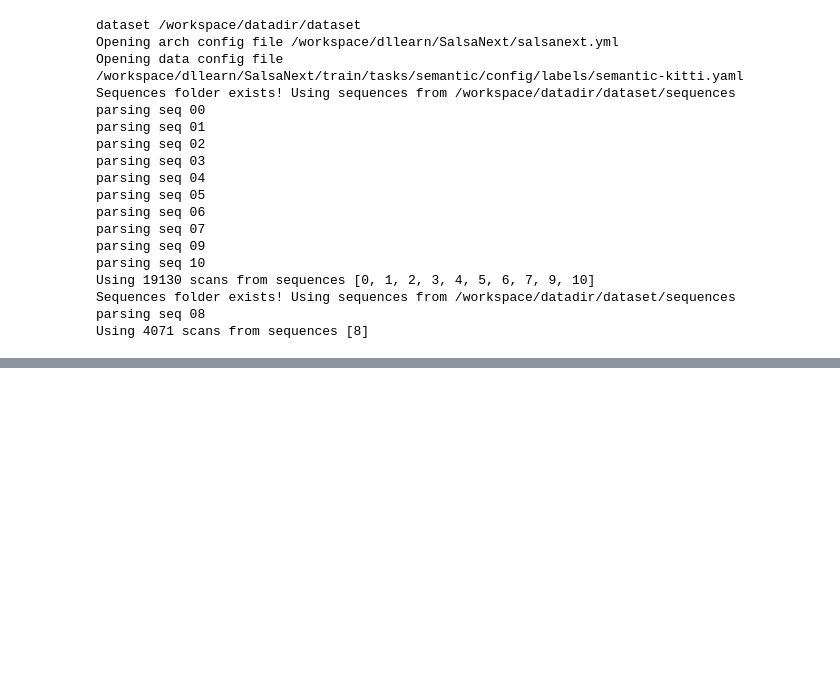
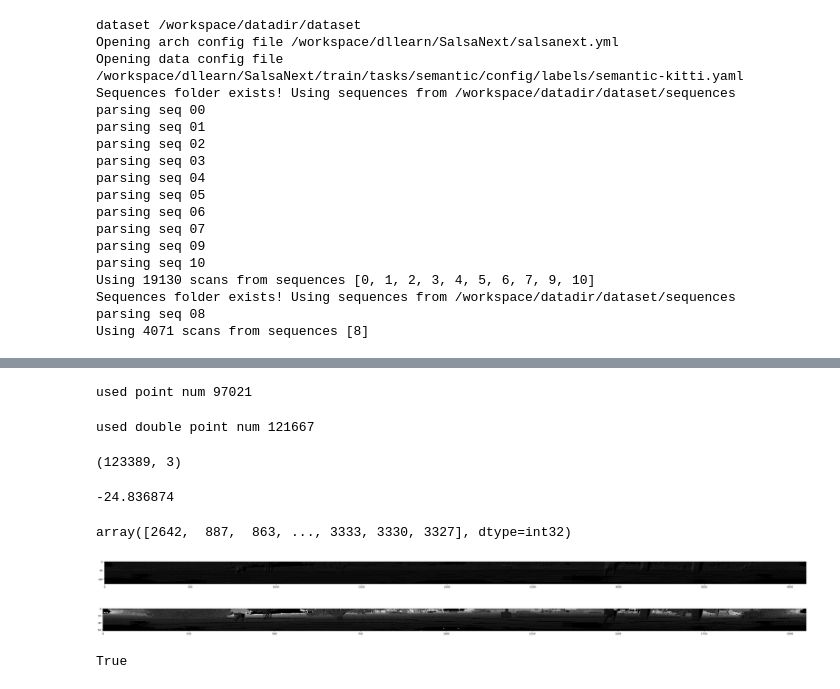
Before and after one commit to THAKAORI/SalsaNext, a Jupyter notebook: train/tasks/semantic/data_visualize.ipynb, the cells around one changed output, grey strips where cells are left out. Cells and saved outputs as stored; diff of their text form; code cells hidden in the pictures; blank space fills up the shorter version.

Commit message:
add data eda on points

```diff
--- a/train/tasks/semantic/data_visualize.ipynb
+++ b/train/tasks/semantic/data_visualize.ipynb
@@ -69,5 +69,5 @@ Using 4071 scans from sequences [8]
 # %%
 #o3d.io.write_point_cloud(log + "/input.ply", pcd)
 # %%
-points0, pose0, scan_file0, sem_label0 = dataanalysis.getpointspose(0)
-points1, pose1, scan_file1, sem_label1 = dataanalysis.getpointspose(70)
+points0, scan_file0, sem_label0 = dataanalysis.getpointspose(0)
+points1, scan_file1, sem_label1 = dataanalysis.getpointspose(1)
@@ -142,4 +230,45 @@ colors1 = np.array([colorize[label] / 255. for label in sem_label1])
+# %%
+yaw0, pitch0, depth0 = pitch_survey(points0)
+proj_x0, proj_y0, proj_range0, override, override_colors = proj_ind(points0)
+yaw0 = yaw0 / np.pi * 180.0
+pitch0 = pitch0 / np.pi * 180.0
+# %% [output]
+used point num 97021
+# %%
+proj_x0, proj_y0, proj_range0, override, override_colors = proj_double_ind(points0)
+# %% [output]
+used double point num 121667
+# %%
+override_colors.shape
+# %% [output]
+(123389, 3)
+# %%
+np.min(pitch0)
+# %% [output]
+-24.836874
+# %%
+proj_x0
+# %% [output]
+array([2642,  887,  863, ..., 3333, 3330, 3327], dtype=int32)
+# %%
+fig = plt.figure(figsize=(50, 50), dpi=100)
+plt.imshow(override, cmap="gray")
+#plt.show()
+fig.savefig("override.png")
+# %% [output]
+[figure, added]
+# %%
+fig = plt.figure(figsize=(50, 50), dpi=100)
+plt.imshow(proj_range0, cmap="gray")
+#plt.show()
+fig.savefig("depth0.png")
+# %% [output]
+[figure, added]
 # %%
-# pcd = o3d.geometry.PointCloud()
-# pcd.points = o3d.utility.Vector3dVector(points)
-# pcd.colors = o3d.utility.Vector3dVector(colors)
+pcd = o3d.geometry.PointCloud()
+pcd.points = o3d.utility.Vector3dVector(points0)
+pcd.colors = o3d.utility.Vector3dVector(override_colors)
+
+o3d.io.write_point_cloud(log + "/override.ply", pcd)
+# %% [output]
+True
```
Also changed, not shown: parts of 21 cells of this notebook, 4 other files.
